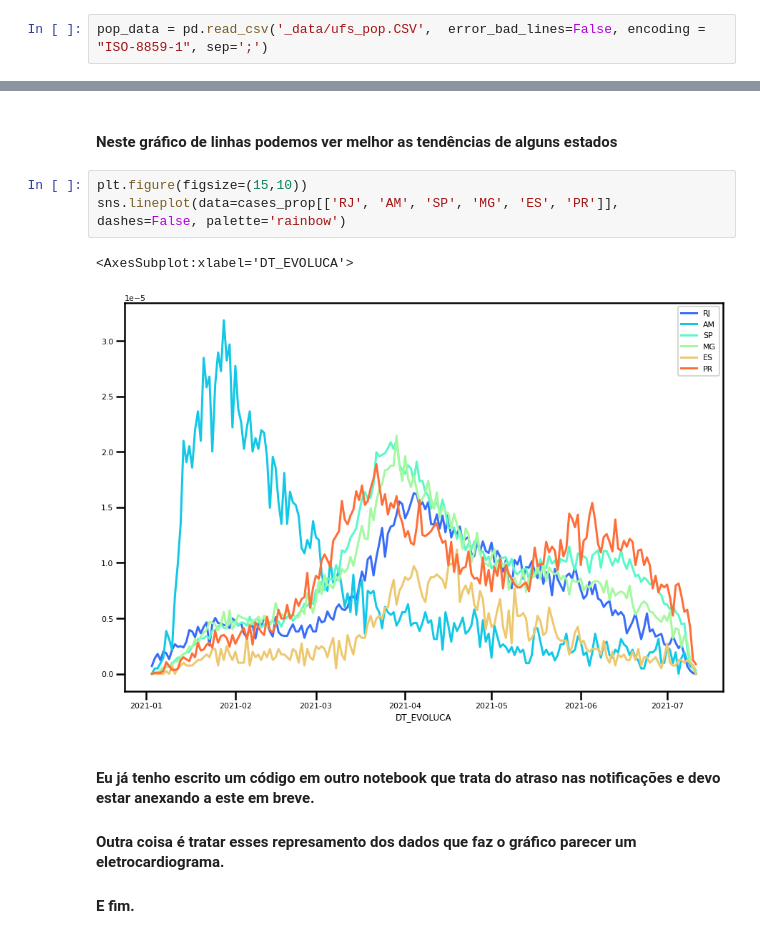
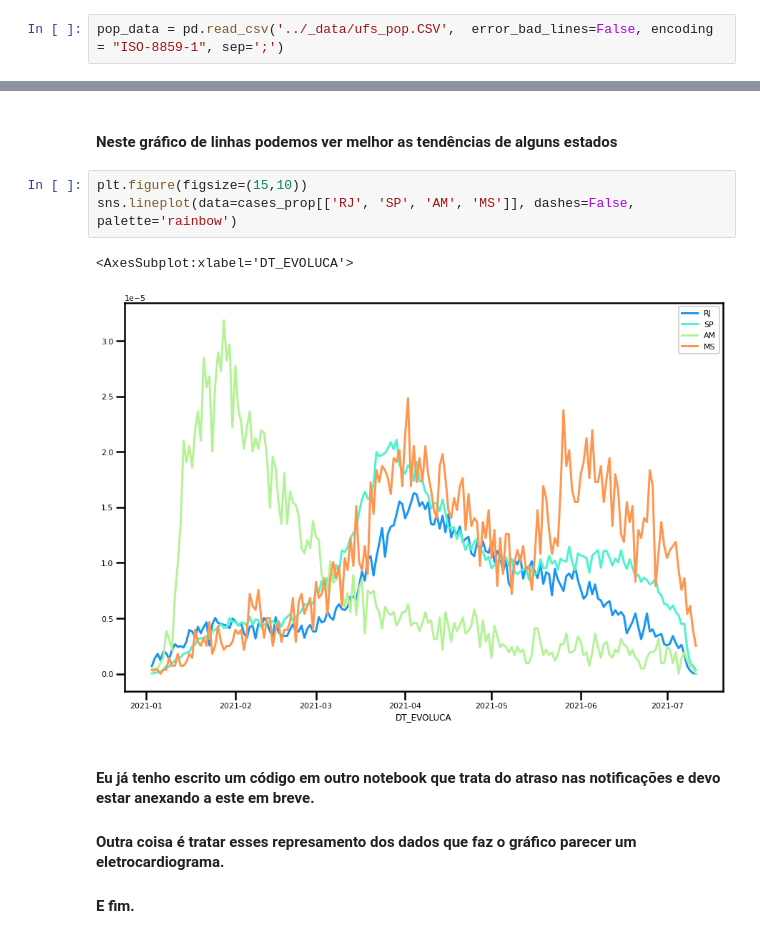
Before and after one commit to wwfianna/DS_COVID, a Jupyter notebook: analises_covid_2021-06.ipynb, the cells around one changed output, grey strips where cells are left out. Drawn from its saved outputs; the diff is of its cells as text.

```diff
--- a/analises_covid_2021-06.ipynb
+++ b/analises_covid_2021-06.ipynb
@@ -11,5 +11,5 @@ from datetime import datetime
 # %% [markdown]
 #### 'ufs_pop.CSV' contém apenas dados absolutos da população de cada estado, para que se faça uma avaliação no número de óbitos proporcional
 # %%
-pop_data = pd.read_csv('_data/ufs_pop.CSV',  error_bad_lines=False, encoding = "ISO-8859-1", sep=';')
+pop_data = pd.read_csv('../_data/ufs_pop.CSV',  error_bad_lines=False, encoding = "ISO-8859-1", sep=';')
 # %% [raw]
@@ -74,10 +74,10 @@ sns_plot = sns.heatmap(cases_prop)
 #### Neste gráfico de linhas podemos ver melhor as tendências de alguns estados
 # %%
 plt.figure(figsize=(15,10))
-sns.lineplot(data=cases_prop[['RJ', 'AM', 'SP', 'MG', 'ES', 'PR']], dashes=False, palette='rainbow')
+sns.lineplot(data=cases_prop[['RJ', 'SP', 'AM', 'MS']], dashes=False, palette='rainbow')
 # %% [output]
 <AxesSubplot:xlabel='DT_EVOLUCA'>
-[figure, old version]
+[figure, new version]
 # %% [markdown]
 #### Eu já tenho escrito um código em outro notebook que trata do atraso nas notificações e devo estar anexando a este em breve.
 #### Outra coisa é tratar esses represamento dos dados que faz o gráfico parecer um eletrocardiograma.
```
Also changed, not shown: parts of 1 cell of this notebook, 1 other file.
